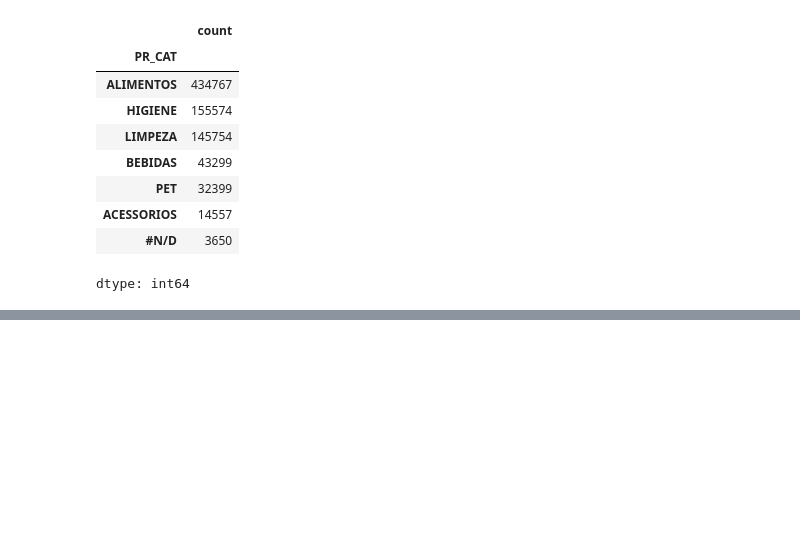
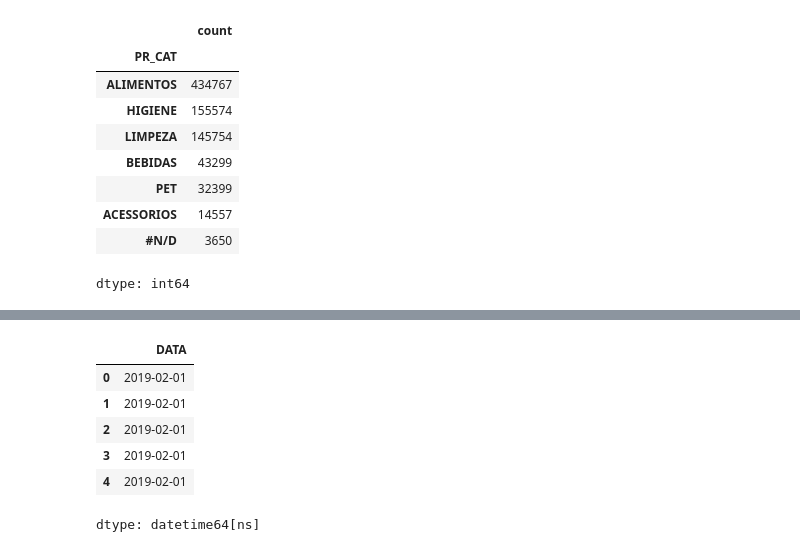
Before and after one commit to brunahariadni/Miniprojeto_Bruna_Analise_de_Dados_T6, a Jupyter notebook: Miniprojeto_Bruna_Analise_de_Dados_T6.ipynb, the cells around one changed output, grey strips where cells are left out. Cells and saved outputs as stored; diff of their text form; code cells hidden in the pictures; blank space fills up the shorter version.

```diff
--- a/Miniprojeto_Bruna_Analise_de_Dados_T6.ipynb
+++ b/Miniprojeto_Bruna_Analise_de_Dados_T6.ipynb
@@ -108,0 +170,10 @@ df[df.duplicated()].head(10)
+# %%
+df["DATA"].head()
+# %% [output]
+|  | DATA |
+| 0 | 2019-02-01 |
+| 1 | 2019-02-01 |
+| 2 | 2019-02-01 |
+| 3 | 2019-02-01 |
+| 4 | 2019-02-01 |
+dtype: datetime64[ns]
```
Also changed, not shown: parts of 10 cells of this notebook.
